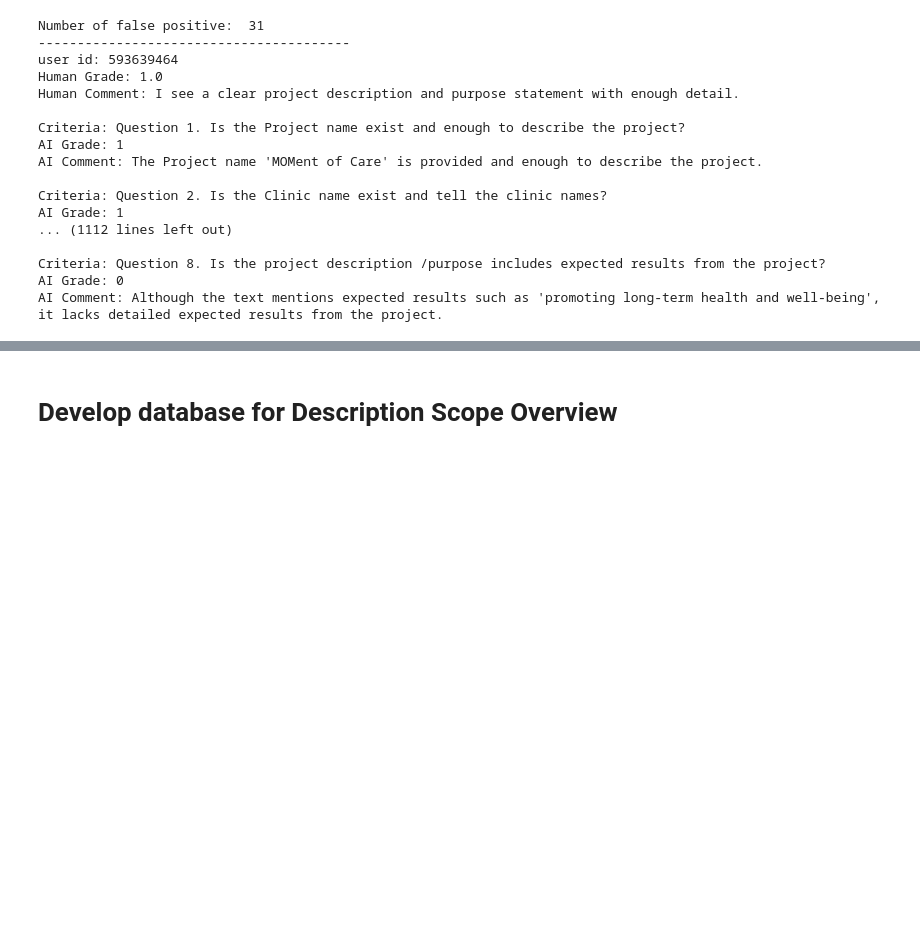
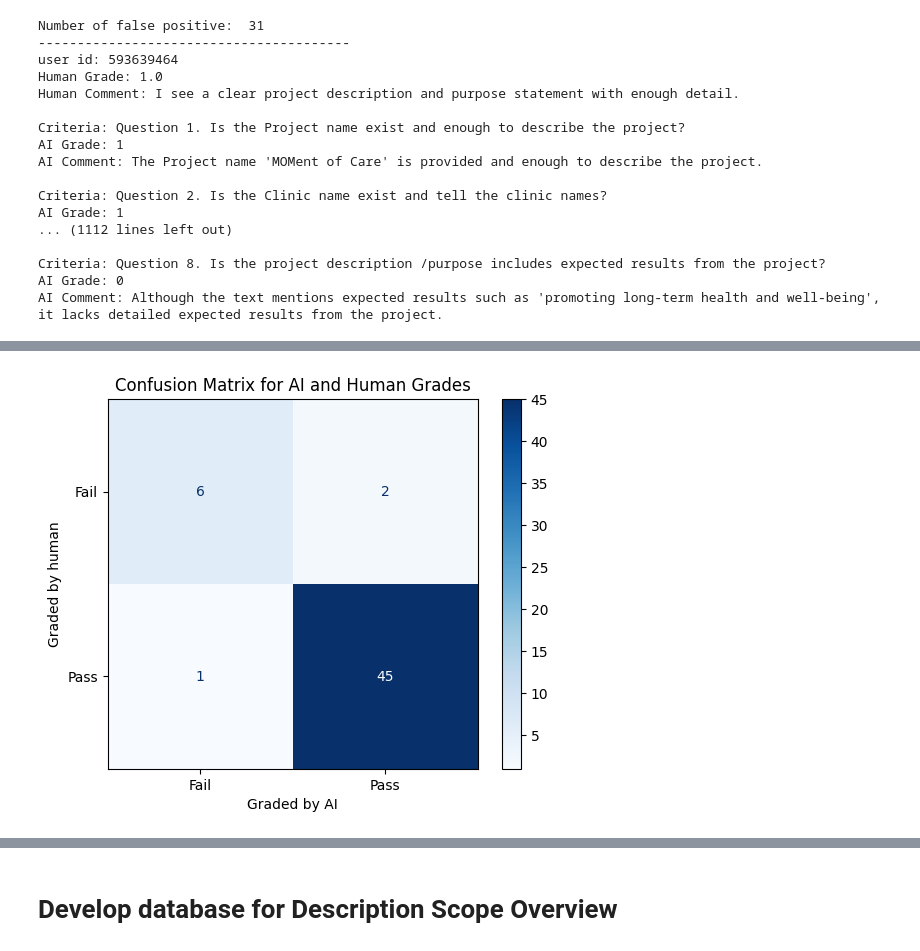
Before and after one commit to ngavu2004/AutoGradingPipelineAnalysis, a Jupyter notebook: visualize_AI_grade_RealGrade.ipynb, the cells around one changed output, grey strips where cells are left out. Saved outputs shown, nothing was run; the diff lists cells and outputs as text; code cells hidden in the pictures; blank space fills up the shorter version.

```diff
--- a/visualize_AI_grade_RealGrade.ipynb
+++ b/visualize_AI_grade_RealGrade.ipynb
@@ -871,0 +1059,4 @@ AI Comment: Although the text mentions expected results such as 'promoting long-
+# %%
+visualizer.plot_overall_confusion_matrix()
+# %% [output]
+[figure, added]
```
Also changed, not shown: parts of 22 cells of this notebook, 9 other files.
